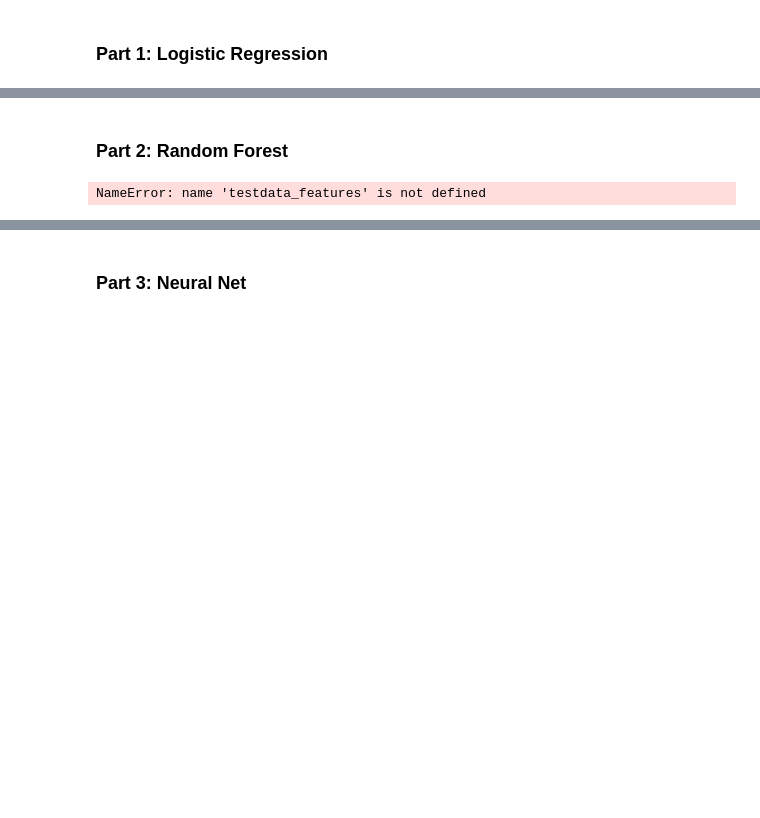
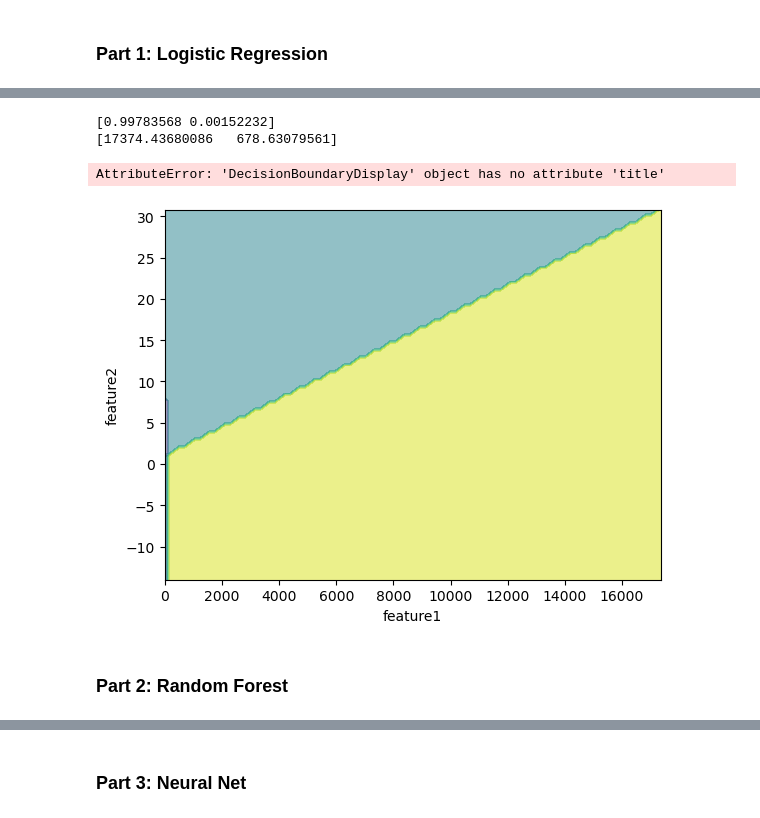
Before and after one commit to asuzanne99/ML-Stellar_Classification, a Jupyter notebook: Computational Physics Project.ipynb, the cells around one changed output, grey strips where cells are left out. Saved outputs shown, nothing was run; the diff lists cells and outputs as text; code cells hidden in the pictures; blank space fills up the shorter version.

```diff
--- a/Computational Physics Project.ipynb
+++ b/Computational Physics Project.ipynb
@@ -136,14 +447,17 @@ clf.score(X,y)
+# %%
+pca = PCA(n_components=2)
+pca.fit(X_train)
+print(pca.explained_variance_ratio_)
+print(pca.singular_values_)
+X_new = pca.transform(X_train)
+
+clf221 = LogisticRegression(penalty='l2', dual=False, tol=0.0001, C=100, fit_intercept=True, intercept_scaling=1, class_weight=None, random_state=None, solver='newton-cg', max_iter=100, multi_class='multinomial', verbose=0, warm_start=False, n_jobs=None, l1_ratio=None).fit(X_new, y_train)
+disp = DecisionBoundaryDisplay.from_estimator(clf221, X_new, xlabel = "feature1", ylabel ="feature2", response_method="predict", alpha=0.5)
+disp.title("Decision Boundary after application of PCA")
+# %% [output]
+[0.99783568 0.00152232]
+[17374.43680086   678.63079561]
+AttributeError: 'DecisionBoundaryDisplay' object has no attribute 'title'
+[figure, added]
 # %% [markdown]
 ### Part 2: Random Forest
-# %%
-#fit the model according to the given training data.
-clf = RandomForestClassifier(max_depth=2, random_state=0)
-clf.fit(X, y)
-
-#Predict class labels for samples in X
-print(clf.predict(testdata_features))
-
-#Return the mean accuracy on the given test data and labels
-score(testdata_features, testdata_labels, sample_weight=None)
-# %% [output]
-NameError: name 'testdata_features' is not defined
```
Also changed, not shown: parts of 22 cells of this notebook, 1 other file.
